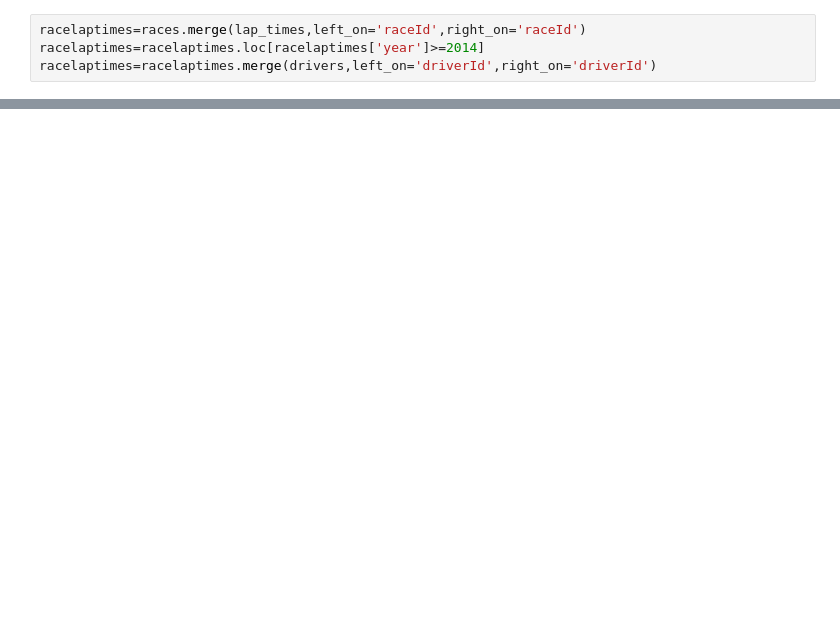
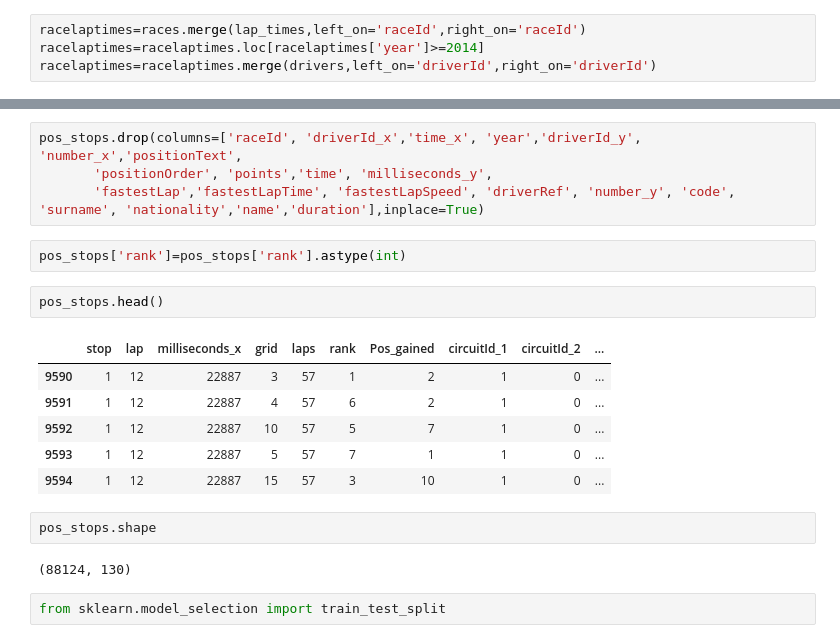
Before and after one commit to frax0n/F1-Analysis, a Jupyter notebook: F1TurboHybridPCA.ipynb, the cells around one changed output, grey strips where cells are left out. Drawn from its saved outputs; the diff is of its cells as text; blank space fills up the shorter version.

```diff
--- a/F1TurboHybridPCA.ipynb
+++ b/F1TurboHybridPCA.ipynb
@@ -141,0 +178,21 @@ dtype: object
+# %%
+pos_stops.drop(columns=['raceId', 'driverId_x','time_x', 'year','driverId_y', 'number_x','positionText',
+       'positionOrder', 'points','time', 'milliseconds_y',
+       'fastestLap','fastestLapTime', 'fastestLapSpeed', 'driverRef', 'number_y', 'code', 'surname', 'nationality','name','duration'],inplace=True)
+# %%
+pos_stops['rank']=pos_stops['rank'].astype(int)
+# %%
+pos_stops.head()
+# %% [output]
+|  | stop | lap | milliseconds_x | grid | laps | rank | Pos_gained | circuitId_1 | circuitId_2 | ... |
+| 9590 | 1 | 12 | 22887 | 3 | 57 | 1 | 2 | 1 | 0 | ... |
+| 9591 | 1 | 12 | 22887 | 4 | 57 | 6 | 2 | 1 | 0 | ... |
+| 9592 | 1 | 12 | 22887 | 10 | 57 | 5 | 7 | 1 | 0 | ... |
+| 9593 | 1 | 12 | 22887 | 5 | 57 | 7 | 1 | 1 | 0 | ... |
+| 9594 | 1 | 12 | 22887 | 15 | 57 | 3 | 10 | 1 | 0 | ... |
+# %%
+pos_stops.shape
+# %% [output]
+(88124, 130)
+# %%
+from sklearn.model_selection import train_test_split
```
Also changed, not shown: parts of 39 cells of this notebook.
